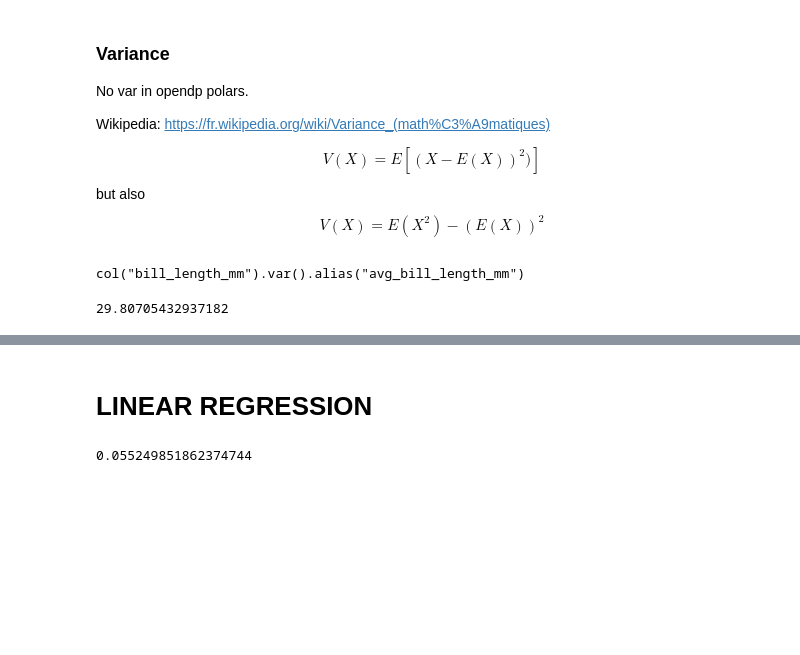
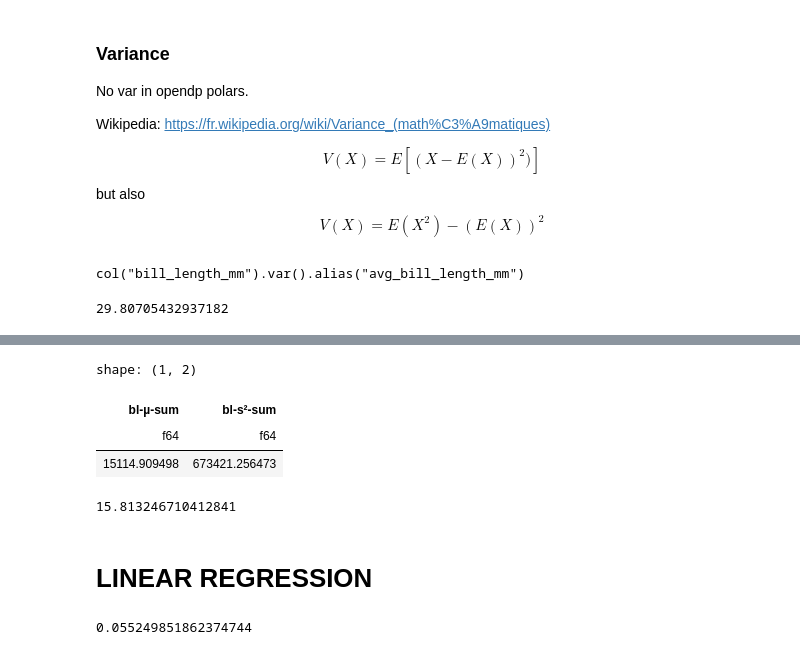
Before and after one commit to PaulineMauryL/dev-dp-lomas, a Jupyter notebook: opendp-0-14-features-penguin.ipynb, the cells around one changed output, grey strips where cells are left out. Drawn from its saved outputs; the diff is of its cells as text; code cells hidden in the pictures; blank space fills up the shorter version.

```diff
--- a/opendp-0-14-features-penguin.ipynb
+++ b/opendp-0-14-features-penguin.ipynb
@@ -720,3 +777,17 @@ bl_variance
+# %%
+res = var_query_sum.release().collect()
+res
+# %% [output]
+shape: (1, 2)
+| bl-µ-sum | bl-s²-sum |
+| f64 | f64 |
+| 15114.909498 | 673421.256473 |
+# %%
+NB_ROW = 342
+bl_variance = res["bl-s²-sum"].item()/NB_ROW - (res["bl-µ-sum"].item()/NB_ROW)**2
+bl_variance
+# %% [output]
+15.813246710412841
 # %% [markdown]
 # LINEAR REGRESSION
 # %%
```
Also changed, not shown: parts of 32 cells of this notebook.
